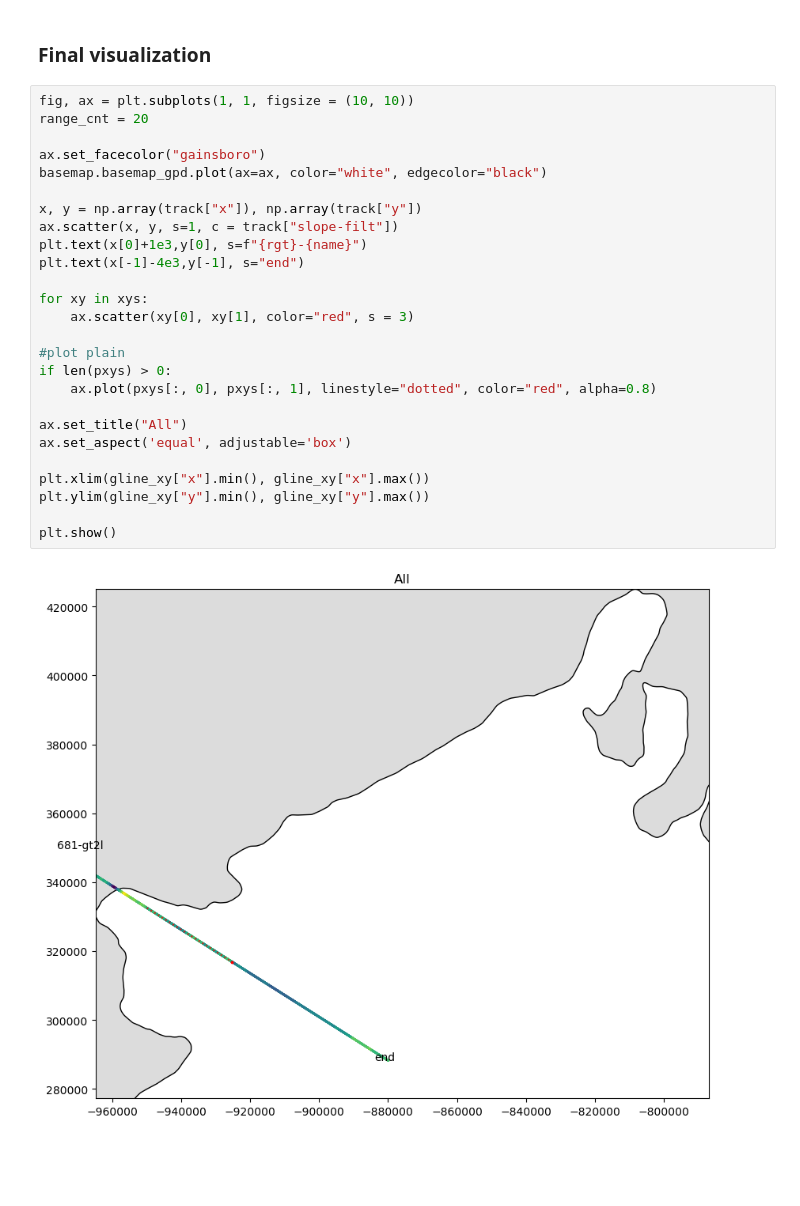
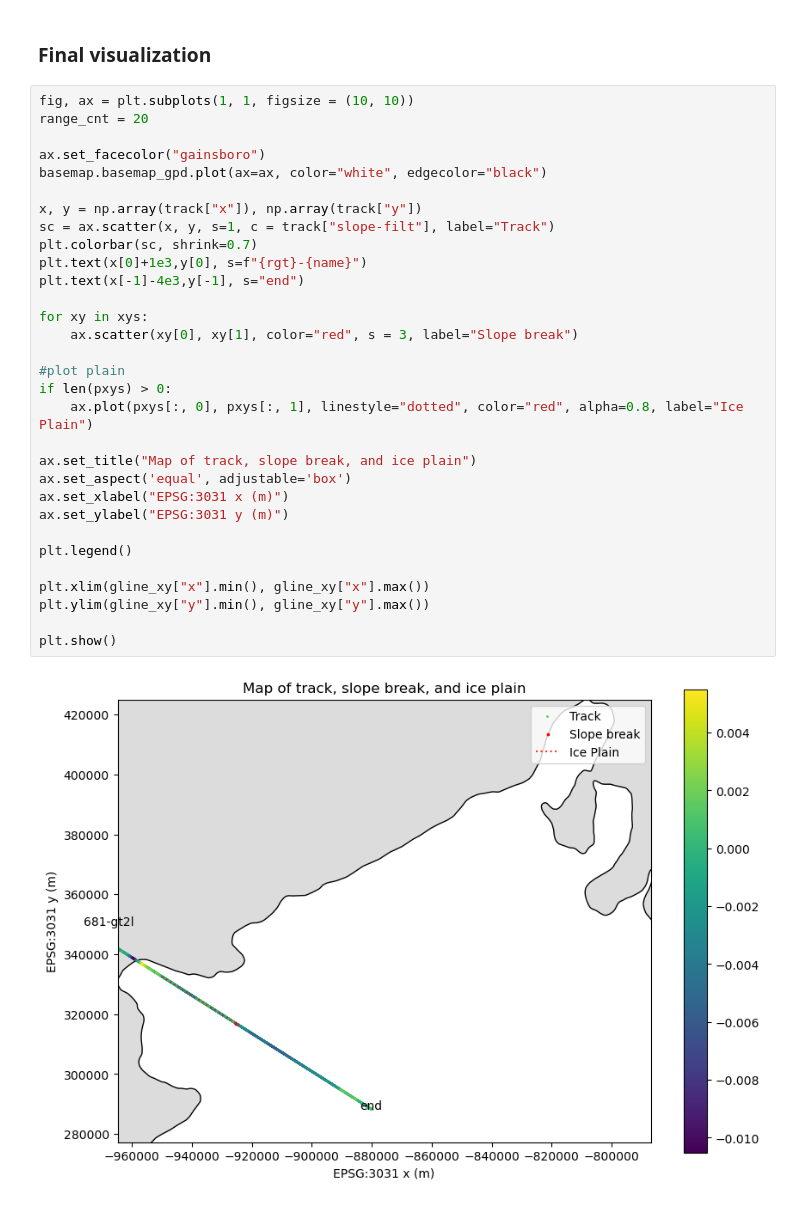
Before and after one commit to Nacnud04/Break-In-Slope-Detection, a Jupyter notebook: FindSlopeBreak.ipynb, the cells around one changed output. Drawn from its saved outputs; the diff is of its cells as text; blank space fills up the shorter version.

Commit message:
Improved plots & visualizations

```diff
--- a/FindSlopeBreak.ipynb
+++ b/FindSlopeBreak.ipynb
@@ -157,28 +157,33 @@ Plain @ (-925196.1596375114, 316866.46125336306)
 # %%
 fig, ax = plt.subplots(1, 1, figsize = (10, 10))
 range_cnt = 20
 
 ax.set_facecolor("gainsboro")
 basemap.basemap_gpd.plot(ax=ax, color="white", edgecolor="black")
 
 x, y = np.array(track["x"]), np.array(track["y"])
-ax.scatter(x, y, s=1, c = track["slope-filt"])
+sc = ax.scatter(x, y, s=1, c = track["slope-filt"], label="Track")
+plt.colorbar(sc, shrink=0.7)
 plt.text(x[0]+1e3,y[0], s=f"{rgt}-{name}")
 plt.text(x[-1]-4e3,y[-1], s="end")
 
 for xy in xys:
-    ax.scatter(xy[0], xy[1], color="red", s = 3)
+    ax.scatter(xy[0], xy[1], color="red", s = 3, label="Slope break")
 
 #plot plain
 if len(pxys) > 0:
-    ax.plot(pxys[:, 0], pxys[:, 1], linestyle="dotted", color="red", alpha=0.8)
+    ax.plot(pxys[:, 0], pxys[:, 1], linestyle="dotted", color="red", alpha=0.8, label="Ice Plain")
 
-ax.set_title("All")
+ax.set_title("Map of track, slope break, and ice plain")
 ax.set_aspect('equal', adjustable='box')
+ax.set_xlabel("EPSG:3031 x (m)")
+ax.set_ylabel("EPSG:3031 y (m)")
+
+plt.legend()
 
 plt.xlim(gline_xy["x"].min(), gline_xy["x"].max())
 plt.ylim(gline_xy["y"].min(), gline_xy["y"].max())
 
 plt.show()
 # %% [output]
-[figure, old version]
+[figure, new version]
```
